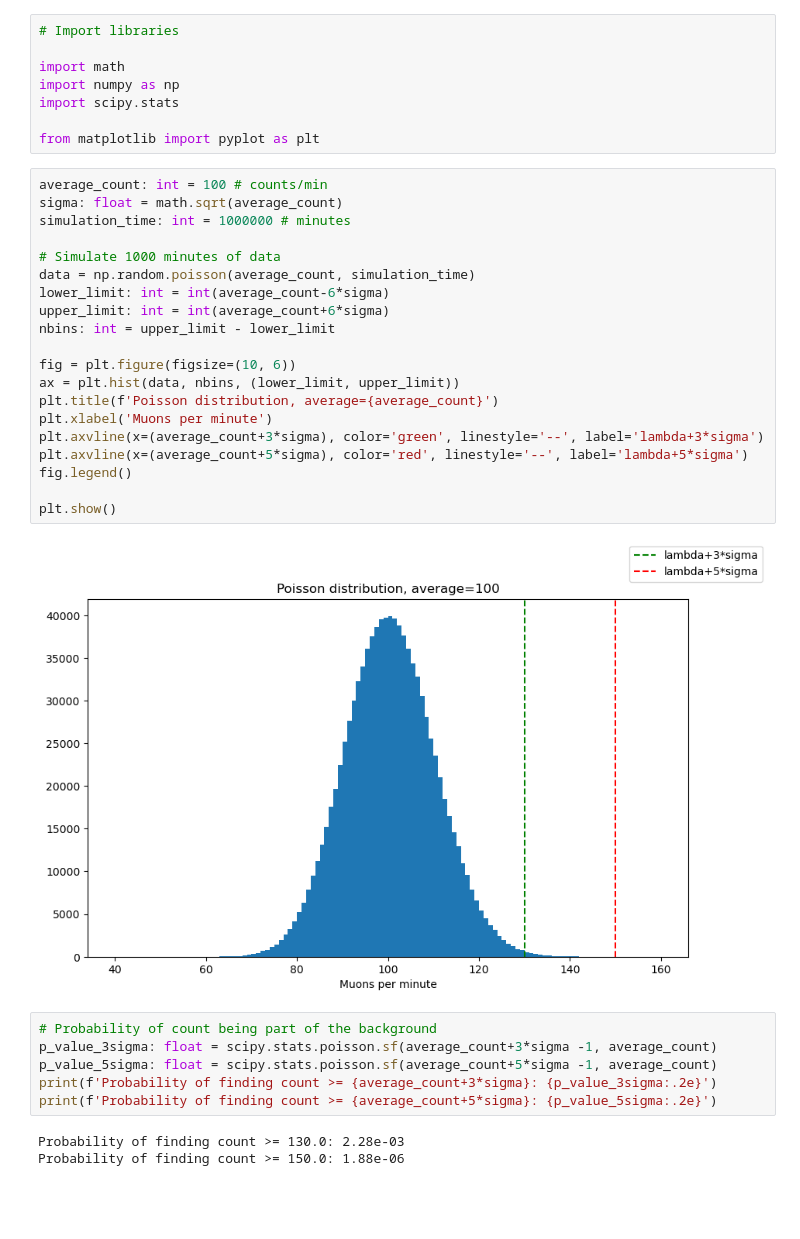
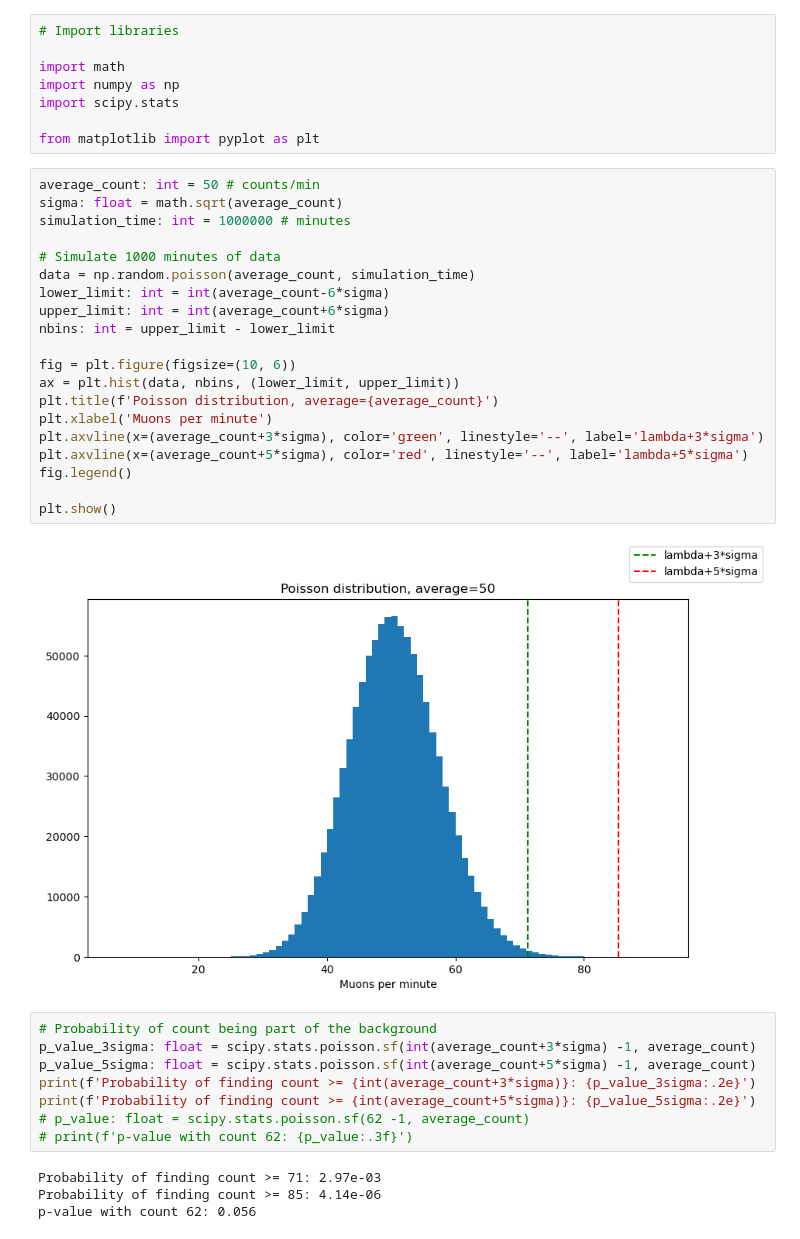
Before and after one commit to frassix/GLACIER_muon_telescope, a Jupyter notebook: simulation/signal_noise_ratio.ipynb, the cells around one changed output. Saved outputs shown, nothing was run; the diff lists cells and outputs as text; blank space fills up the shorter version.

Commit message:
Added p-value threshold over background

```diff
--- a/simulation/signal_noise_ratio.ipynb
+++ b/simulation/signal_noise_ratio.ipynb
@@ -7,33 +7,36 @@ import scipy.stats
 
 from matplotlib import pyplot as plt
 # %%
-average_count: int = 100 # counts/min
+average_count: int = 50 # counts/min
 sigma: float = math.sqrt(average_count)
 simulation_time: int = 1000000 # minutes
 
 # Simulate 1000 minutes of data
 data = np.random.poisson(average_count, simulation_time)
 lower_limit: int = int(average_count-6*sigma)
 upper_limit: int = int(average_count+6*sigma)
 nbins: int = upper_limit - lower_limit
 
 fig = plt.figure(figsize=(10, 6))
 ax = plt.hist(data, nbins, (lower_limit, upper_limit))
 plt.title(f'Poisson distribution, average={average_count}')
 plt.xlabel('Muons per minute')
 plt.axvline(x=(average_count+3*sigma), color='green', linestyle='--', label='lambda+3*sigma')
 plt.axvline(x=(average_count+5*sigma), color='red', linestyle='--', label='lambda+5*sigma')
 fig.legend()
 
 plt.show()
 # %% [output]
-[figure, old version]
+[figure, new version]
 # %%
 # Probability of count being part of the background
-p_value_3sigma: float = scipy.stats.poisson.sf(average_count+3*sigma -1, average_count)
-p_value_5sigma: float = scipy.stats.poisson.sf(average_count+5*sigma -1, average_count)
-print(f'Probability of finding count >= {average_count+3*sigma}: {p_value_3sigma:.2e}')
-print(f'Probability of finding count >= {average_count+5*sigma}: {p_value_5sigma:.2e}')
+p_value_3sigma: float = scipy.stats.poisson.sf(int(average_count+3*sigma) -1, average_count)
+p_value_5sigma: float = scipy.stats.poisson.sf(int(average_count+5*sigma) -1, average_count)
+print(f'Probability of finding count >= {int(average_count+3*sigma)}: {p_value_3sigma:.2e}')
+print(f'Probability of finding count >= {int(average_count+5*sigma)}: {p_value_5sigma:.2e}')
+# p_value: float = scipy.stats.poisson.sf(62 -1, average_count)
+# print(f'p-value with count 62: {p_value:.3f}')
 # %% [output]
-Probability of finding count >= 130.0: 2.28e-03
-Probability of finding count >= 150.0: 1.88e-06
+Probability of finding count >= 71: 2.97e-03
+Probability of finding count >= 85: 4.14e-06
+p-value with count 62: 0.056
```
Also changed, not shown: parts of 2 cells of this notebook.
